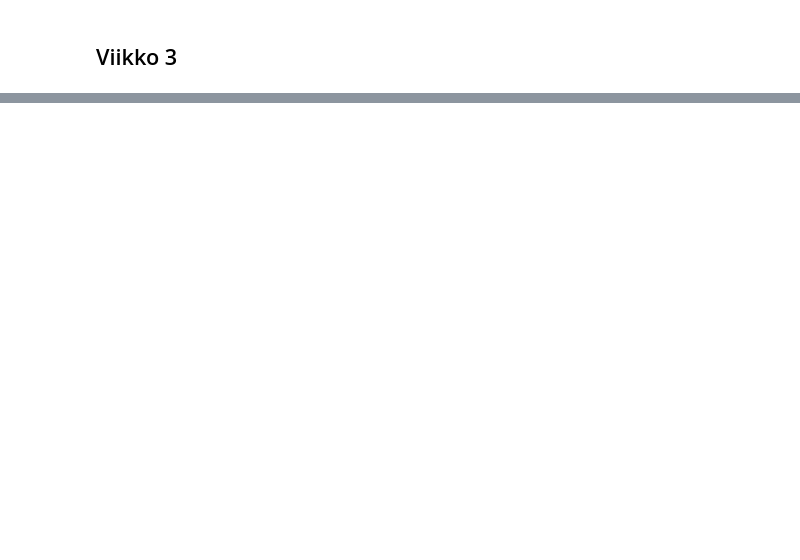
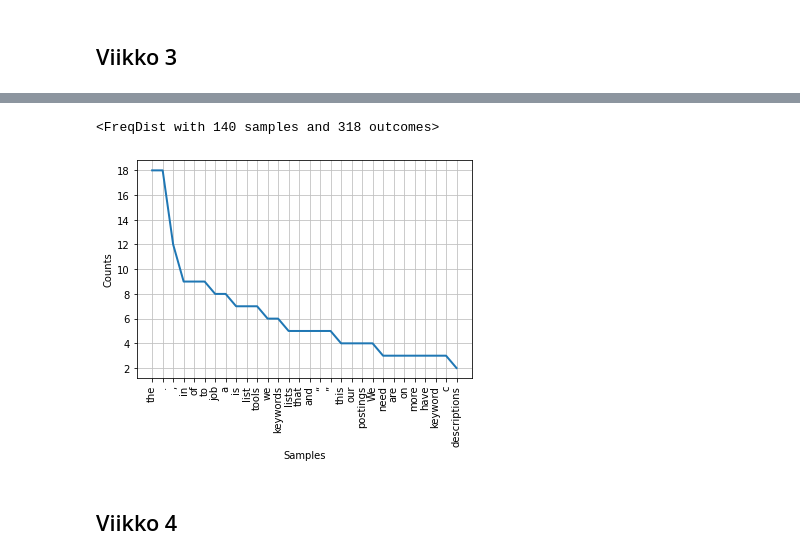
Before and after one commit to hub-penguin/JODA-2021, a Jupyter notebook: JODA_Oppimispäiväkirja_ValtteriKivela.ipynb, the cells around one changed output, grey strips where cells are left out. Drawn from its saved outputs; the diff is of its cells as text; code cells hidden in the pictures; blank space fills up the shorter version.

```diff
--- a/JODA_Oppimispäiväkirja_ValtteriKivela.ipynb
+++ b/JODA_Oppimispäiväkirja_ValtteriKivela.ipynb
@@ -112,0 +112,20 @@ Tiivis ohje oppimispäiväkirjan kirjoittamiseen:
+# %%
+from nltk.tokenize import word_tokenize
+tokenArticle=word_tokenize(article)
+
+
+# Sanojen määrien jakauma
+from nltk.probability import FreqDist
+fdist = FreqDist(tokenArticle)
+print(fdist)
+# %% [output]
+<FreqDist with 140 samples and 318 outcomes>
+# %%
+# Jakauman kuvaaja
+import matplotlib.pyplot as plt
+fdist.plot(30, cumulative=False)
+plt.show()
+# %% [output]
+[figure, added]
+# %% [markdown]
+## Viikko 4
```
Also changed, not shown: parts of 26 cells of this notebook.
